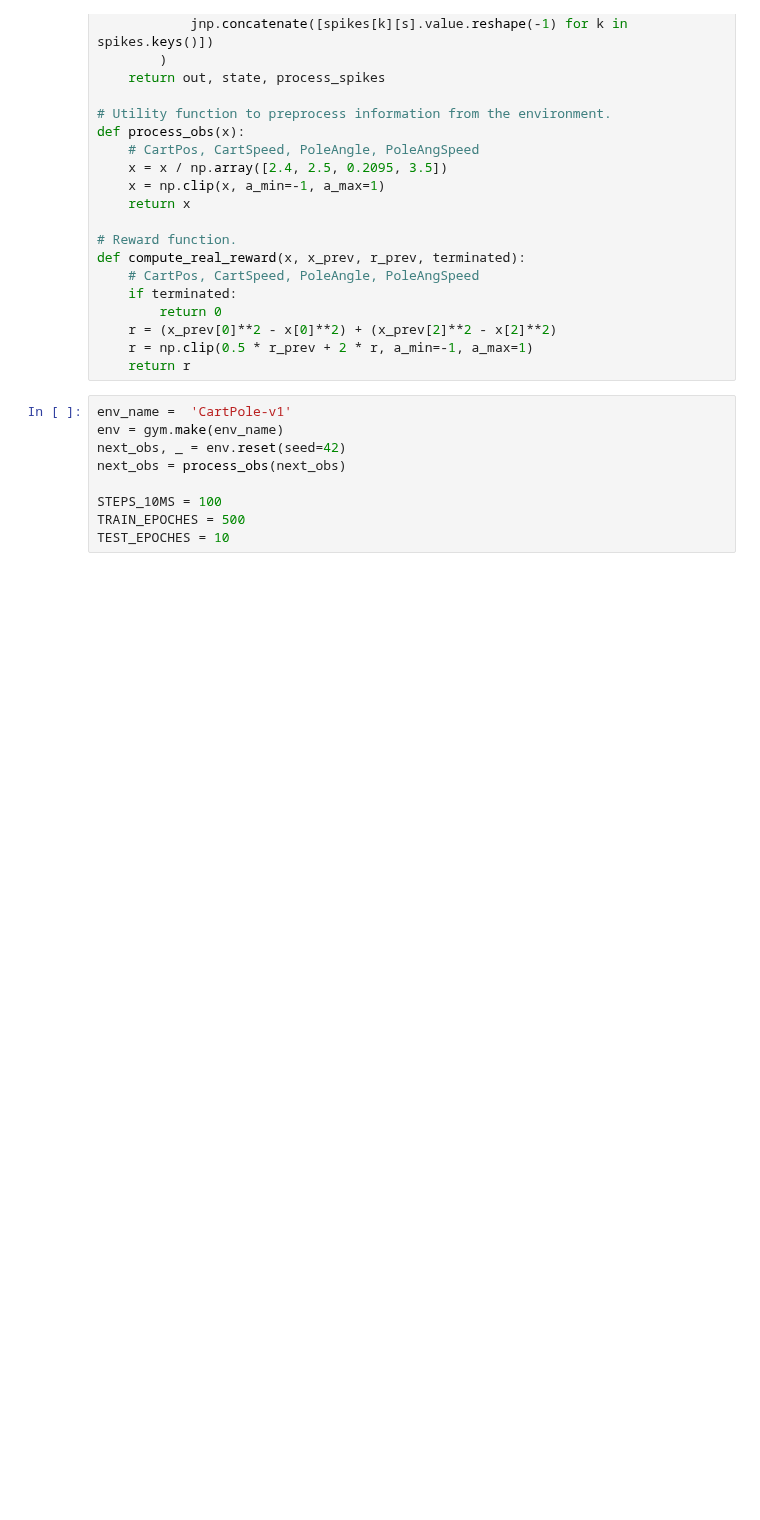
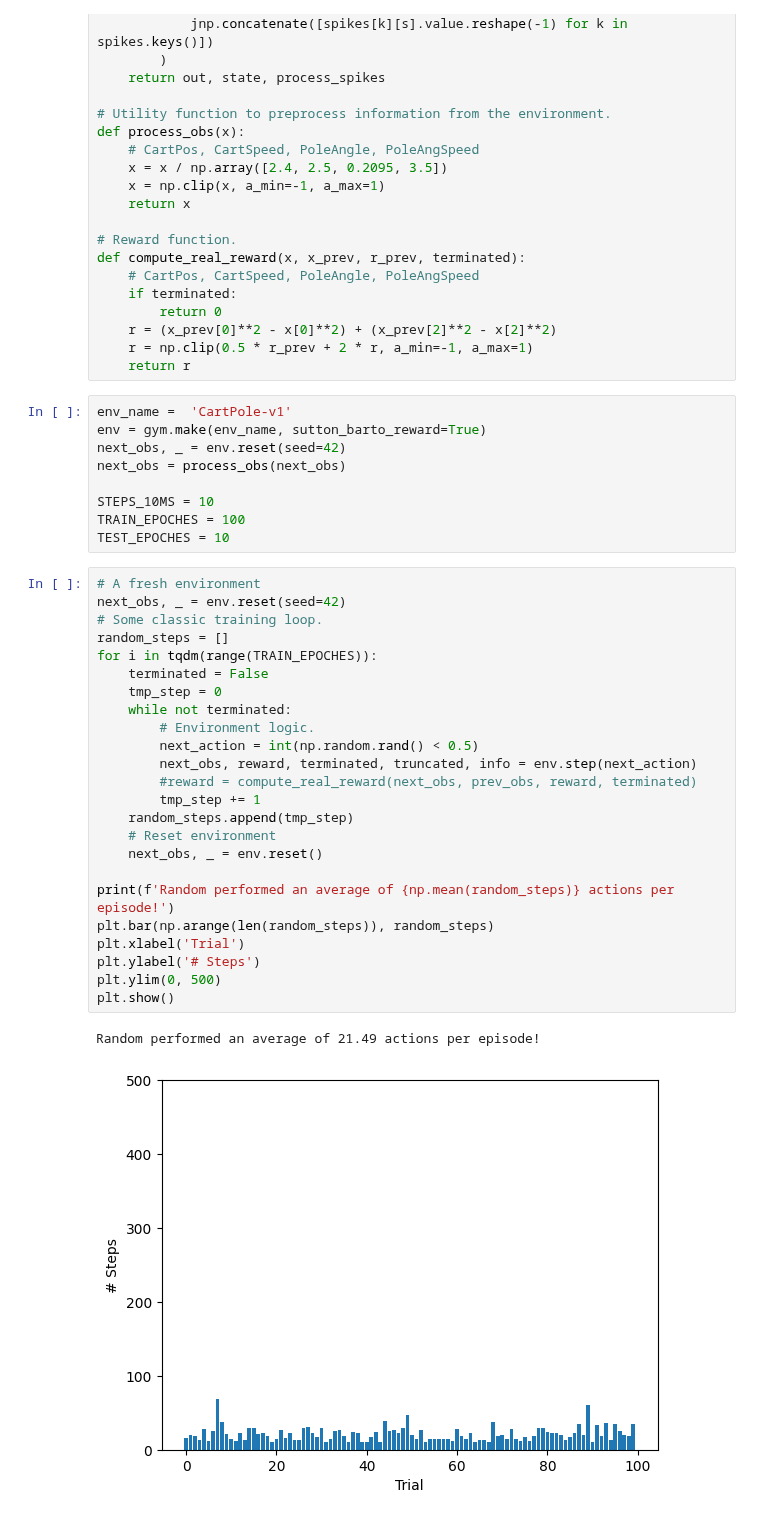
Before and after one commit to Nogarx/Spark, a Jupyter notebook: dev_tmp_files/cartpole.ipynb, the cells around one changed output. Drawn from its saved outputs; the diff is of its cells as text; blank space fills up the shorter version.

```diff
--- a/dev_tmp_files/cartpole.ipynb
+++ b/dev_tmp_files/cartpole.ipynb
@@ -66,13 +314,40 @@ def compute_real_reward(x, x_prev, r_prev, terminated):
 	return r
 # %%
 env_name =  'CartPole-v1'
-env = gym.make(env_name)
+env = gym.make(env_name, sutton_barto_reward=True)
 next_obs, _ = env.reset(seed=42)
 next_obs = process_obs(next_obs)
 
-STEPS_10MS = 100
-TRAIN_EPOCHES = 500
+STEPS_10MS = 10
+TRAIN_EPOCHES = 100
 TEST_EPOCHES = 10
+# %%
+# A fresh environment
+next_obs, _ = env.reset(seed=42)
+# Some classic training loop.
+random_steps = []
+for i in tqdm(range(TRAIN_EPOCHES)):
+	terminated = False
+	tmp_step = 0
+	while not terminated:
+		# Environment logic.
+		next_action = int(np.random.rand() < 0.5)
+		next_obs, reward, terminated, truncated, info = env.step(next_action)
+		#reward = compute_real_reward(next_obs, prev_obs, reward, terminated)
+		tmp_step += 1
+	random_steps.append(tmp_step)
+	# Reset environment
+	next_obs, _ = env.reset()
+
+print(f'Random performed an average of {np.mean(random_steps)} actions per episode!')
+plt.bar(np.arange(len(random_steps)), random_steps)
+plt.xlabel('Trial')
+plt.ylabel('# Steps')
+plt.ylim(0, 500)
+plt.show()
+# %% [output]
+Random performed an average of 21.49 actions per episode!
+[figure, added]
 # %%
 # Load the Brain.
 brain_config = spark.nn.BrainConfig.from_file('example_ab_model.scfg')
```
Also changed, not shown: parts of 10 cells of this notebook, 16 other files.
